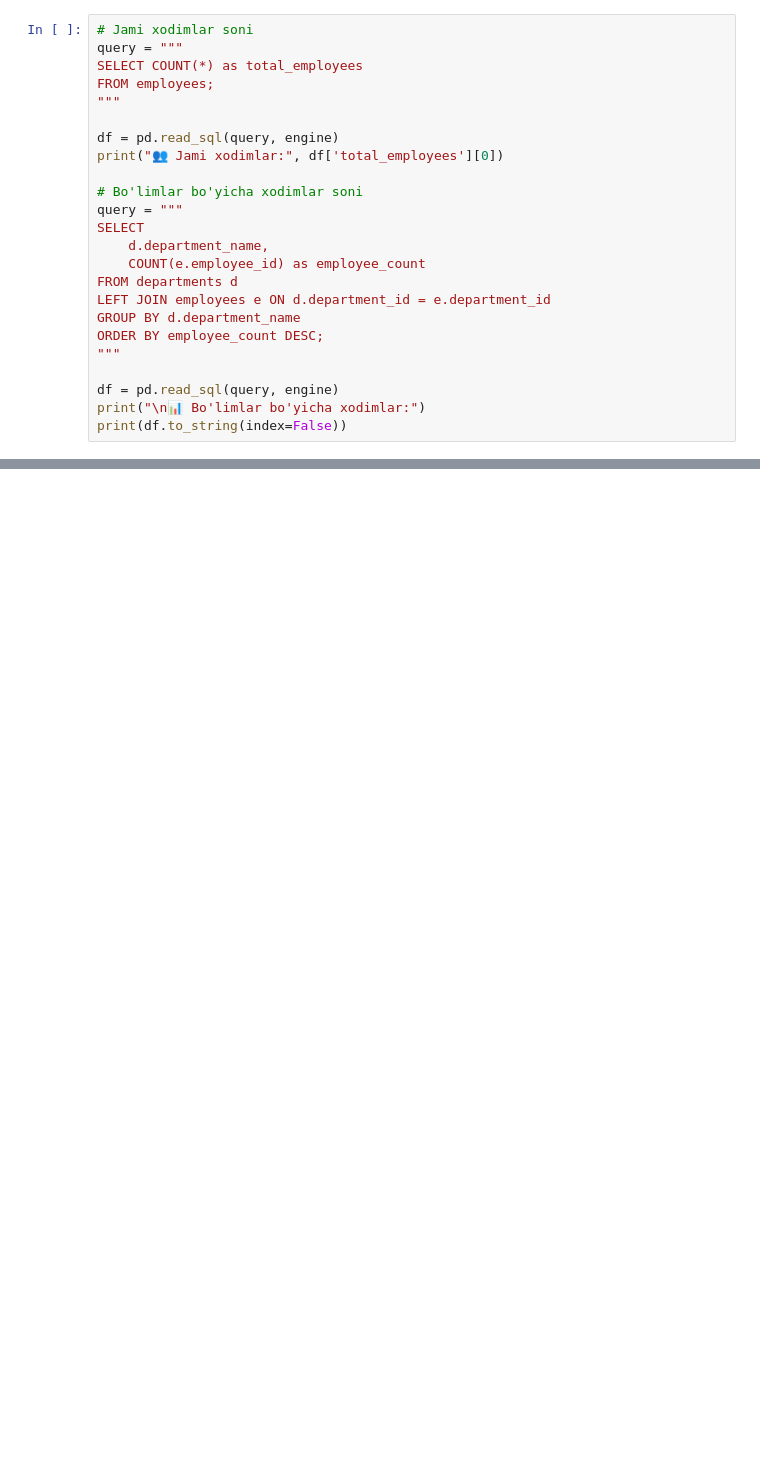
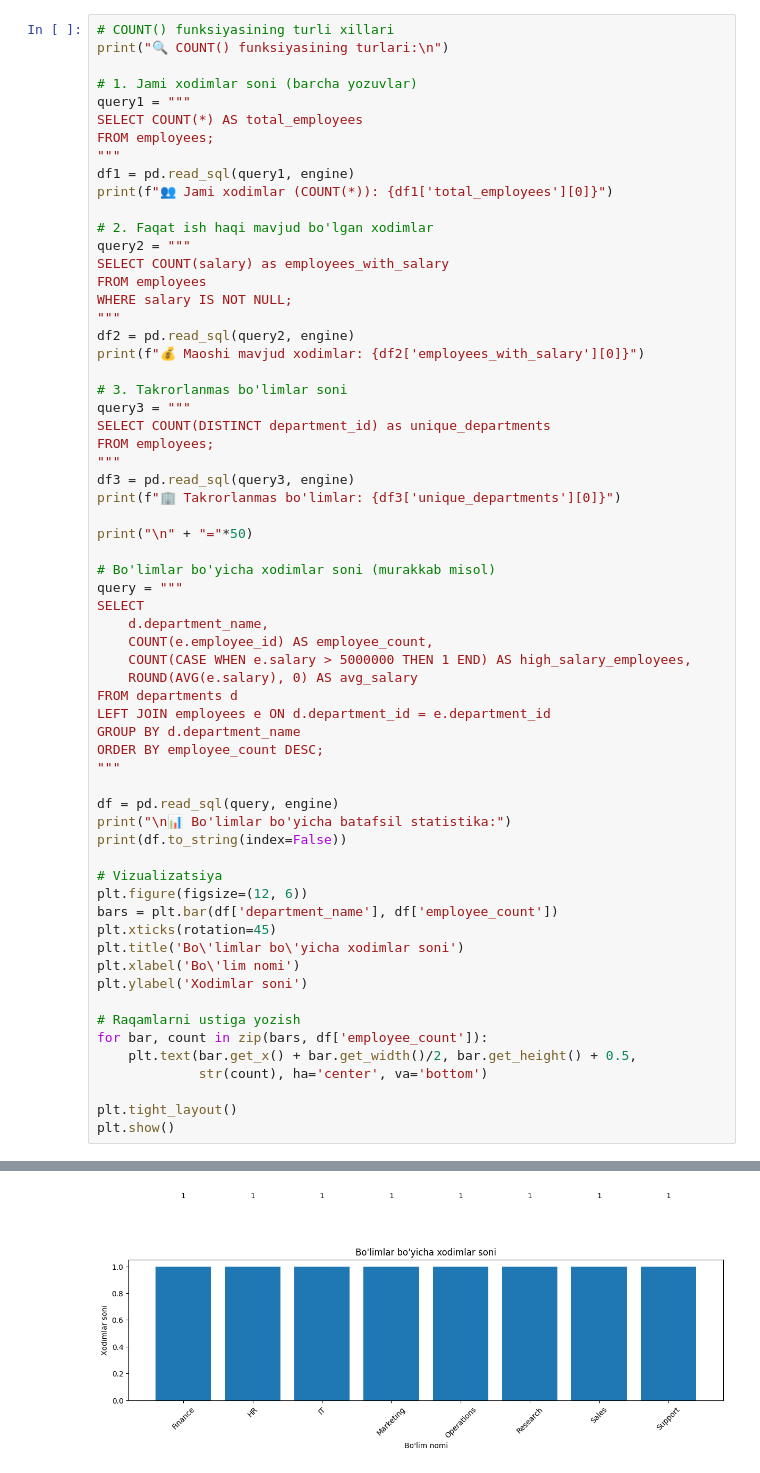
Before and after one commit to bnutfilloyev/Empowering-Young-Women-in-Data-Science-and-AI, a Jupyter notebook: Module-3-Database-and-SQL/2-aggregation-grouping/lecture.ipynb, the cells around one changed output, grey strips where cells are left out. Cells and saved outputs as stored; diff of their text form; blank space fills up the shorter version.

```diff
--- a/Module-3-Database-and-SQL/2-aggregation-grouping/lecture.ipynb
+++ b/Module-3-Database-and-SQL/2-aggregation-grouping/lecture.ipynb
@@ -51,18 +89,41 @@ print("\n📊 Dars boshlashga tayyormiz!")
 # %%
-# Jami xodimlar soni
-query = """
-SELECT COUNT(*) as total_employees
+# COUNT() funksiyasining turli xillari
+print("🔍 COUNT() funksiyasining turlari:\n")
+
+# 1. Jami xodimlar soni (barcha yozuvlar)
+query1 = """
+SELECT COUNT(*) AS total_employees
 FROM employees;
 """
+df1 = pd.read_sql(query1, engine)
+print(f"👥 Jami xodimlar (COUNT(*)): {df1['total_employees'][0]}")
 
-df = pd.read_sql(query, engine)
-print("👥 Jami xodimlar:", df['total_employees'][0])
+# 2. Faqat ish haqi mavjud bo'lgan xodimlar
+query2 = """
+SELECT COUNT(salary) as employees_with_salary
+FROM employees
+WHERE salary IS NOT NULL;
+"""
+df2 = pd.read_sql(query2, engine)
+print(f"💰 Maoshi mavjud xodimlar: {df2['employees_with_salary'][0]}")
 
-# Bo'limlar bo'yicha xodimlar soni
+# 3. Takrorlanmas bo'limlar soni
+query3 = """
+SELECT COUNT(DISTINCT department_id) as unique_departments
+FROM employees;
+"""
+df3 = pd.read_sql(query3, engine)
+print(f"🏢 Takrorlanmas bo'limlar: {df3['unique_departments'][0]}")
+
+print("\n" + "="*50)
+
+# Bo'limlar bo'yicha xodimlar soni (murakkab misol)
 query = """
 SELECT
     d.department_name,
-    COUNT(e.employee_id) as employee_count
+    COUNT(e.employee_id) AS employee_count,
+    COUNT(CASE WHEN e.salary > 5000000 THEN 1 END) AS high_salary_employees,
+    ROUND(AVG(e.salary), 0) AS avg_salary
 FROM departments d
 LEFT JOIN employees e ON d.department_id = e.department_id
 GROUP BY d.department_name
@@ -70,5 +131,22 @@ ORDER BY employee_count DESC;
 """
 
 df = pd.read_sql(query, engine)
-print("\n📊 Bo'limlar bo'yicha xodimlar:")
+print("\n📊 Bo'limlar bo'yicha batafsil statistika:")
 print(df.to_string(index=False))
+
+# Vizualizatsiya
+plt.figure(figsize=(12, 6))
+bars = plt.bar(df['department_name'], df['employee_count'])
+plt.xticks(rotation=45)
+plt.title('Bo\'limlar bo\'yicha xodimlar soni')
+plt.xlabel('Bo\'lim nomi')
+plt.ylabel('Xodimlar soni')
+
+# Raqamlarni ustiga yozish
+for bar, count in zip(bars, df['employee_count']):
+    plt.text(bar.get_x() + bar.get_width()/2, bar.get_height() + 0.5,
+             str(count), ha='center', va='bottom')
+
+plt.tight_layout()
+plt.show()
+# %% [output]
@@ -75 +171,2 @@ print(df.to_string(index=False))
+[figure, added]
 # %% [markdown]
```
Also changed, not shown: parts of 22 cells of this notebook, 8 other files.
